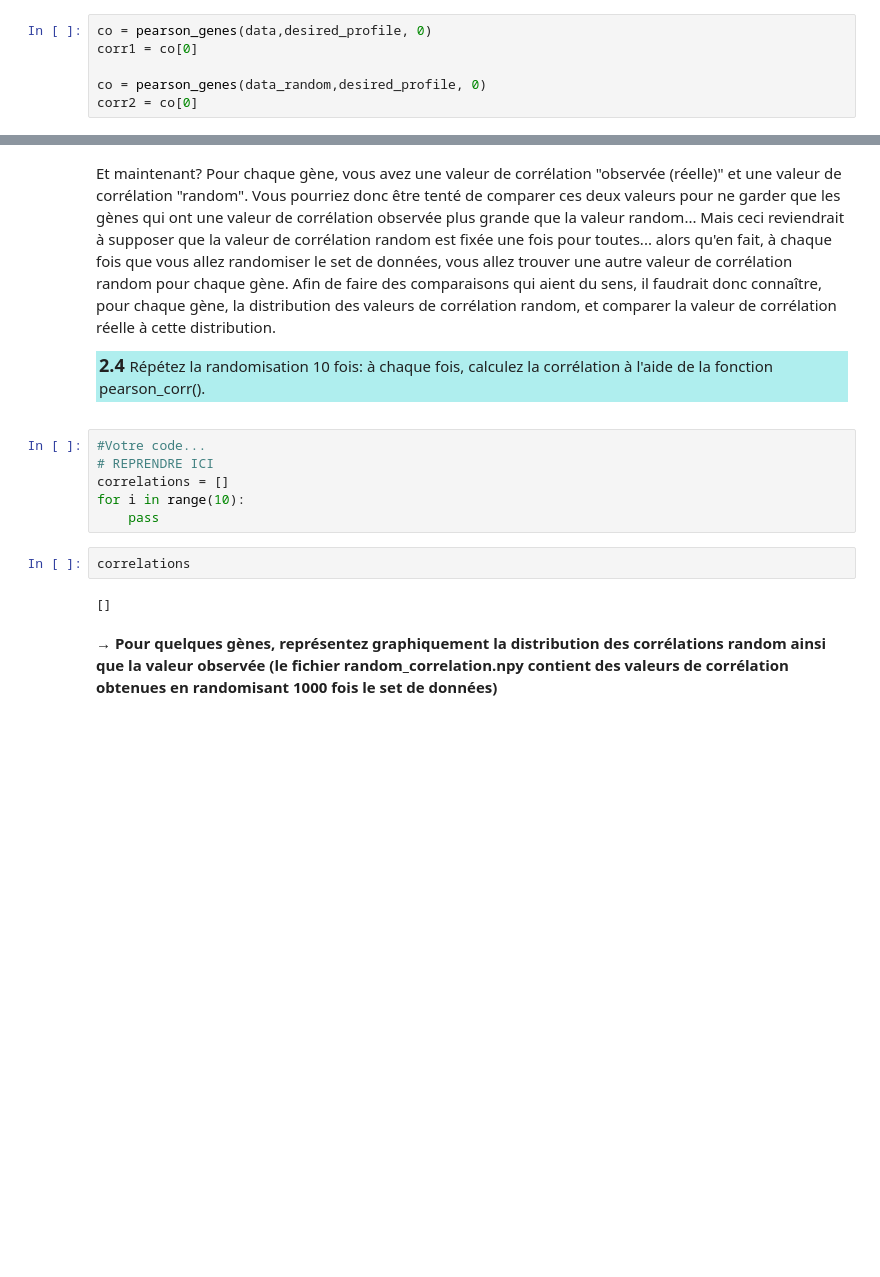
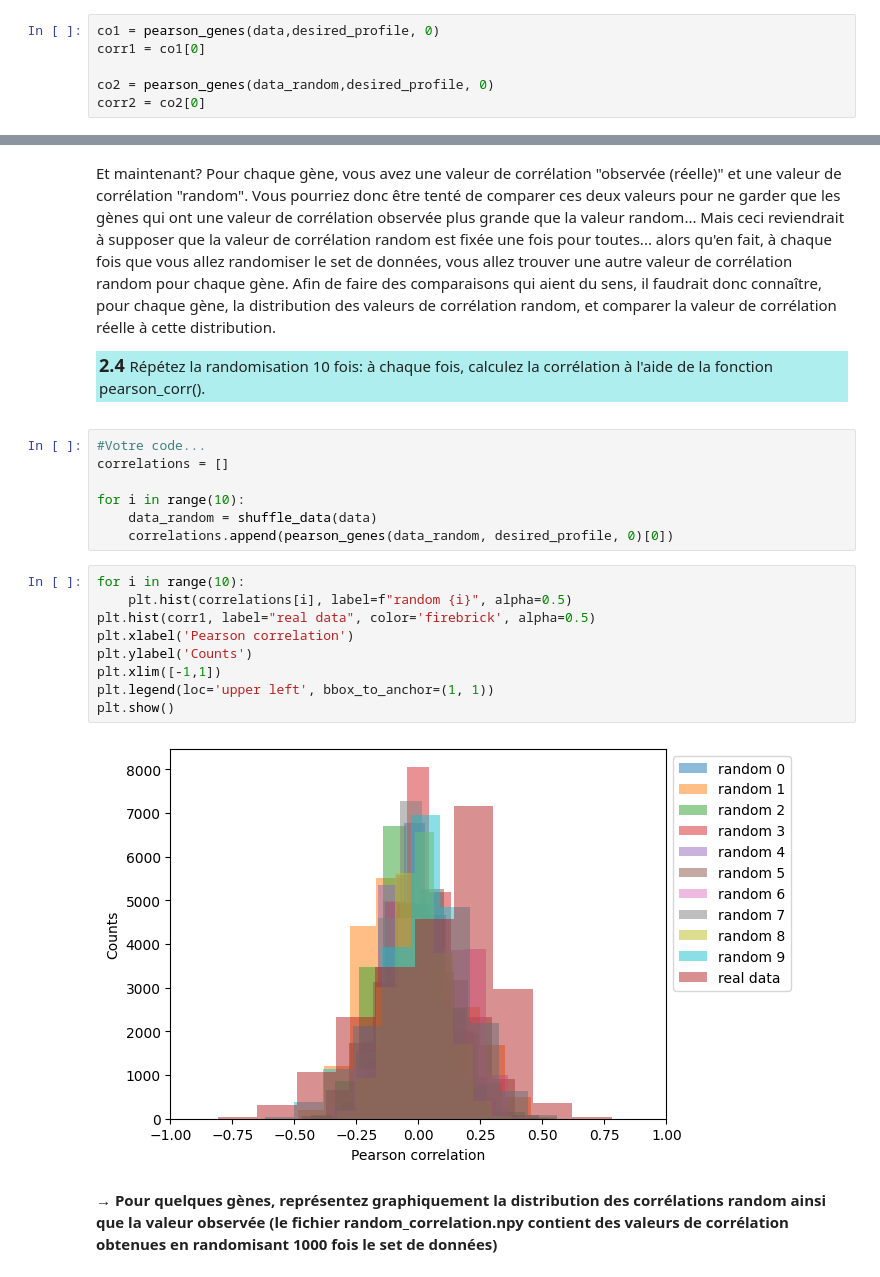
Before and after one commit to michaelstrefeler/BBC_Labs, a Jupyter notebook: Labo05/TP5_BBC_Strefeler.ipynb, the cells around one changed output, grey strips where cells are left out. Cells and saved outputs as stored; diff of their text form; blank space fills up the shorter version.

```diff
--- a/Labo05/TP5_BBC_Strefeler.ipynb
+++ b/Labo05/TP5_BBC_Strefeler.ipynb
@@ -564,11 +573,11 @@ print(str(data_random[3,0:5])+' = le même gène avec les conditions randomisée
 A l'aide de la fonction plt.hist(), comparez la distribution des corrélations dans le set randomisé vs. non-randomisé. Astuce: représentez les deux distributions sur le même graphique, avec des couleurs différentes.
 <p>
 # %%
-co = pearson_genes(data,desired_profile, 0)
-corr1 = co[0]
+co1 = pearson_genes(data,desired_profile, 0)
+corr1 = co1[0]
 
-co = pearson_genes(data_random,desired_profile, 0)
-corr2 = co[0]
+co2 = pearson_genes(data_random,desired_profile, 0)
+corr2 = co2[0]
 # %%
 plt.title("desired_profile correlation")
 plt.hist(corr1, label="data", color='firebrick', alpha=0.7)
@@ -592,14 +601,22 @@ Répétez la randomisation 10 fois: à chaque fois, calculez la corrélation à
 <p>
 # %%
 #Votre code...
-# REPRENDRE ICI
 correlations = []
+
 for i in range(10):
-    pass
+    data_random = shuffle_data(data)
+    correlations.append(pearson_genes(data_random, desired_profile, 0)[0])
-# %%
-correlations
-# %% [output]
-[]
+# %%
+for i in range(10):
+    plt.hist(correlations[i], label=f"random {i}", alpha=0.5)
+plt.hist(corr1, label="real data", color='firebrick', alpha=0.5)
+plt.xlabel('Pearson correlation')
+plt.ylabel('Counts')
+plt.xlim([-1,1])
+plt.legend(loc='upper left', bbox_to_anchor=(1, 1))
+plt.show()
+# %% [output]
+[figure, added]
 # %% [markdown]
 <b>→ Pour quelques gènes, représentez graphiquement la distribution des corrélations random ainsi que la valeur observée (le fichier random_correlation.npy contient des valeurs de corrélation obtenues en randomisant 1000 fois le set de données) </b>
 # %%
```
Also changed, not shown: parts of 45 cells of this notebook, 1 other file.
